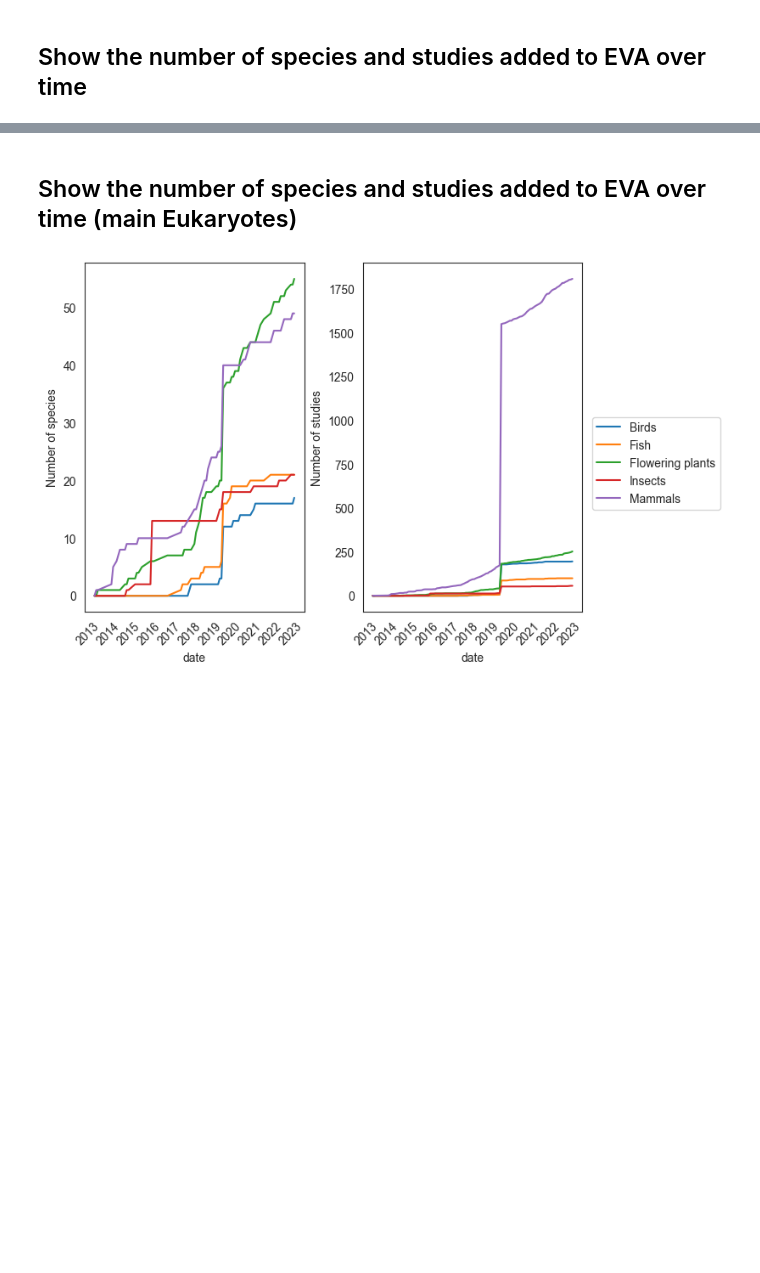
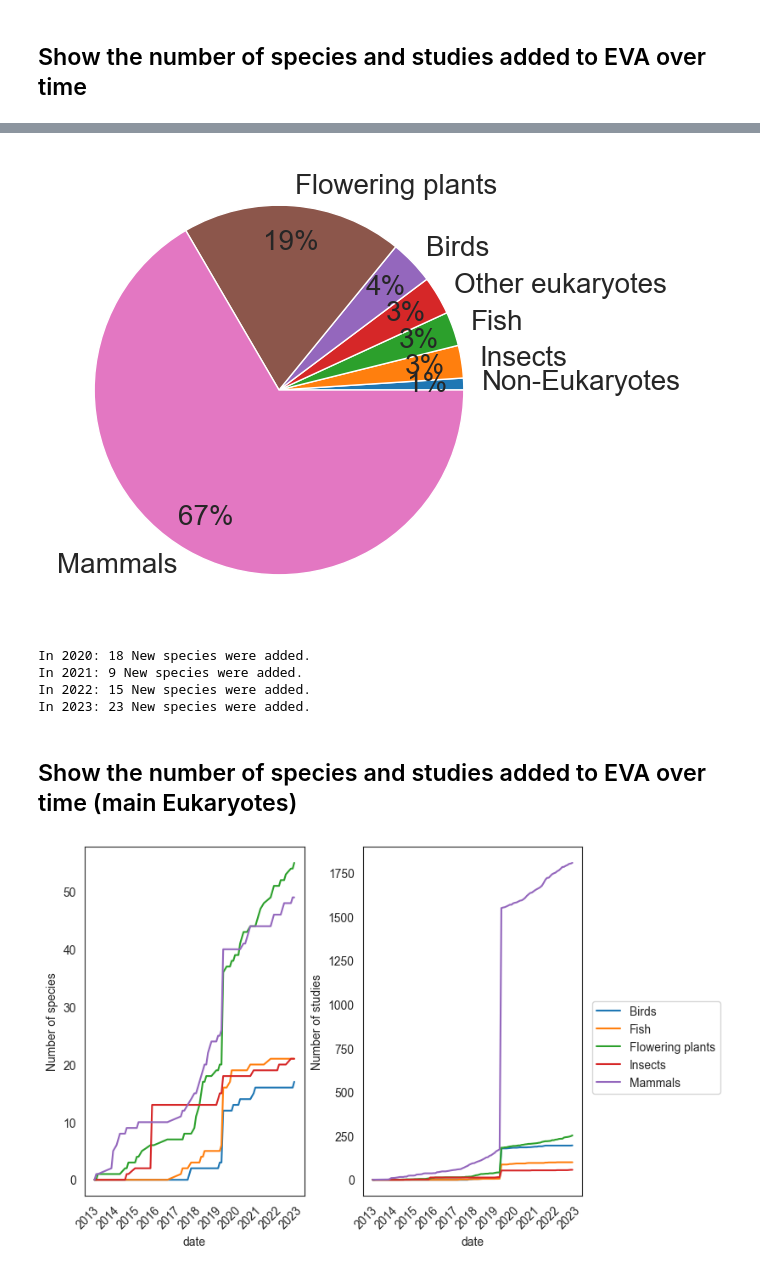
Before and after one commit to tcezard/eva-tasks, a Jupyter notebook: tasks/eva_3205/study_metrics.ipynb, the cells around one changed output, grey strips where cells are left out. Drawn from its saved outputs; the diff is of its cells as text; code cells hidden in the pictures; blank space fills up the shorter version.

```diff
--- a/tasks/eva_3205/study_metrics.ipynb
+++ b/tasks/eva_3205/study_metrics.ipynb
@@ -109,3 +128,28 @@ plot_taxid_and_studies(first_seen_taxid, count_studies)
+# %%
+data = df.groupby(['class'])[['project']].count().sort_values(by='project').reset_index()
+data
+seaborn.set_style("whitegrid") # Set style for chart
+plt.figure(figsize=(6,6)) # Set figure size
+plt.pie(data['project'], labels=data['class'], autopct='%1.0f%%',  pctdistance=.8, textprops={'fontsize': 20}) # Create pie chart
+# plt.pie(sizes, labels=sizes.index, autopct='%1.0f%%',  pctdistance=.8, textprops={'fontsize': 20}) # Create pie chart
+plt.show() # Show chart
+# %% [output]
+[figure, added]
+# %%
+new_species_in_2020 = sum(first_seen_taxid[(first_seen_taxid['date'] > datetime(year=2020, month=1, day=1)) & (first_seen_taxid['date'] < datetime(year=2021, month=1, day=1))]['taxid'])
+new_species_in_2021 = sum(first_seen_taxid[(first_seen_taxid['date'] > datetime(year=2021, month=1, day=1)) & (first_seen_taxid['date'] < datetime(year=2022, month=1, day=1))]['taxid'])
+new_species_in_2022 = sum(first_seen_taxid[(first_seen_taxid['date'] > datetime(year=2022, month=1, day=1)) & (first_seen_taxid['date'] < datetime(year=2023, month=1, day=1))]['taxid'])
+new_species_in_2023 = sum(first_seen_taxid[(first_seen_taxid['date'] > datetime(year=2023, month=1, day=1)) & (first_seen_taxid['date'] < datetime(year=2024, month=1, day=1))]['taxid'])
+
+print(f"In 2020: {new_species_in_2020} New species were added.")
+print(f"In 2021: {new_species_in_2021} New species were added.")
+print(f"In 2022: {new_species_in_2022} New species were added.")
+print(f"In 2023: {new_species_in_2023} New species were added.")
+# %% [output]
+In 2020: 18 New species were added.
+In 2021: 9 New species were added.
+In 2022: 15 New species were added.
+In 2023: 23 New species were added.
 # %% [markdown]
 ## Show the number of species and studies added to EVA over time (main Eukaryotes)
 # %%
```
Also changed, not shown: parts of 6 cells of this notebook, 1 other file.
